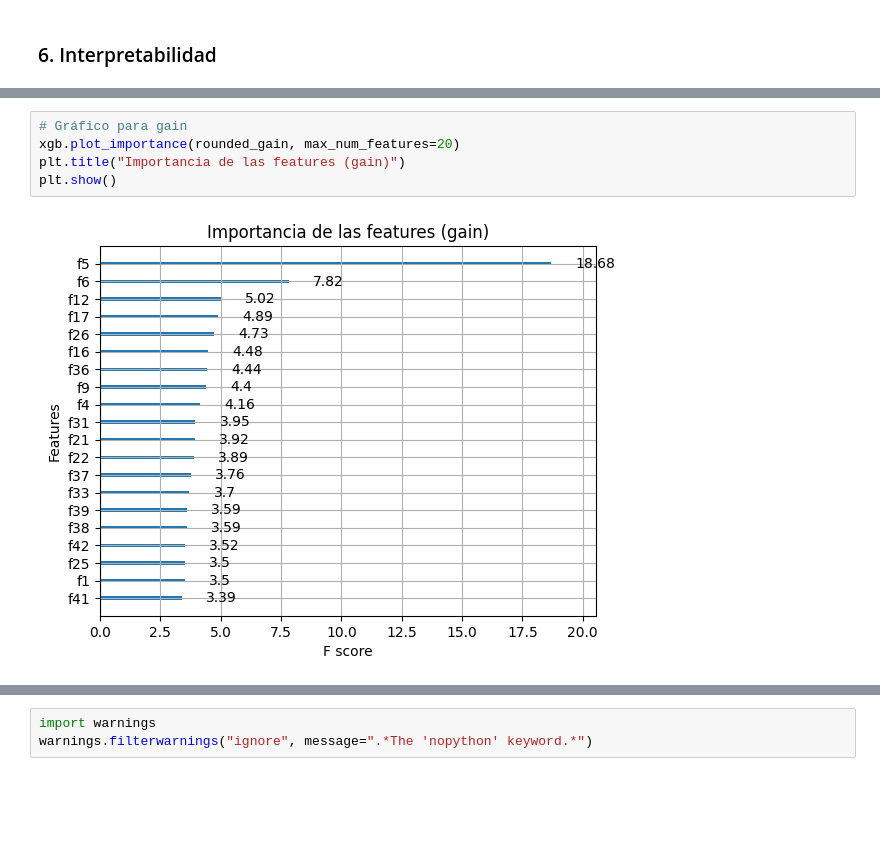
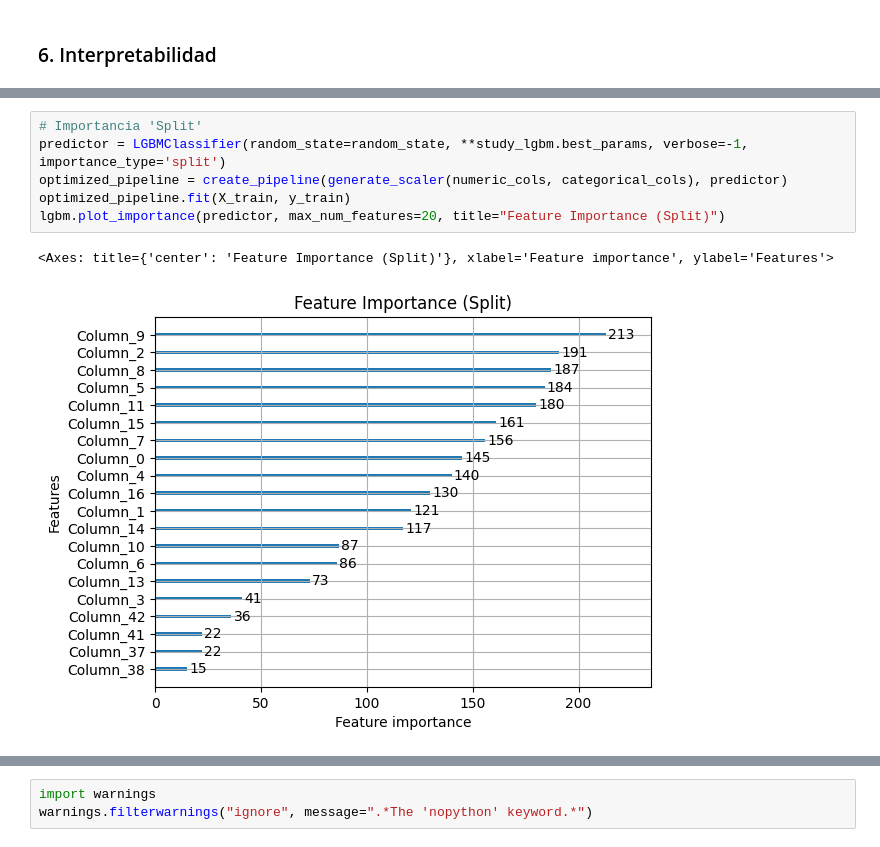
Before and after one commit to nicoacevedor/MDS7202, a Jupyter notebook: proyecto2/Proyecto2.ipynb, the cells around one changed output, grey strips where cells are left out. Drawn from its saved outputs; the diff is of its cells as text; blank space fills up the shorter version.

```diff
--- a/proyecto2/Proyecto2.ipynb
+++ b/proyecto2/Proyecto2.ipynb
@@ -592,7 +554,9 @@ plt.show()
-# %%
-# Gráfico para gain
-xgb.plot_importance(rounded_gain, max_num_features=20)
-plt.title("Importancia de las features (gain)")
-plt.show()
-# %% [output]
-[figure, removed]
+# %%
+# Importancia 'Split'
+predictor = LGBMClassifier(random_state=random_state, **study_lgbm.best_params, verbose=-1, importance_type='split')
+optimized_pipeline = create_pipeline(generate_scaler(numeric_cols, categorical_cols), predictor)
+optimized_pipeline.fit(X_train, y_train)
+lgbm.plot_importance(predictor, max_num_features=20, title="Feature Importance (Split)")
+# %% [output]
+<Axes: title={'center': 'Feature Importance (Split)'}, xlabel='Feature importance', ylabel='Features'>
+[figure, added]
```
Also changed, not shown: parts of 25 cells of this notebook.
